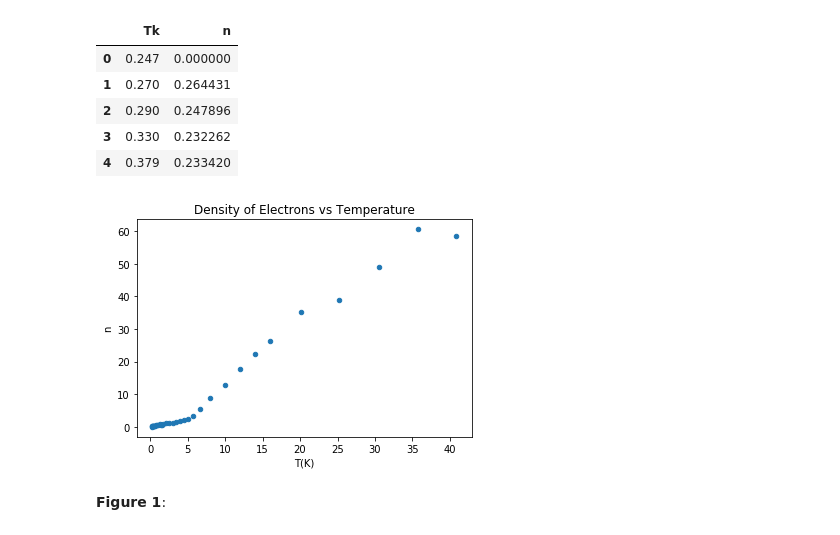
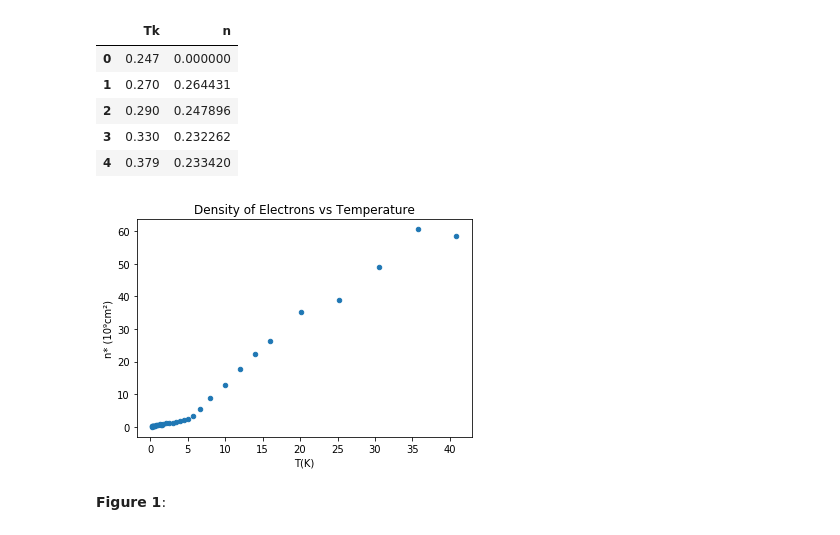
Before and after one commit to cath19/DSPS, a Jupyter notebook: LRtestAndMCMC_cHarty.ipynb, the cells around one changed output. Saved outputs shown, nothing was run; the diff lists cells and outputs as text; code cells hidden in the pictures.

```diff
--- a/LRtestAndMCMC_cHarty.ipynb
+++ b/LRtestAndMCMC_cHarty.ipynb
@@ -105,10 +105,10 @@ nam18_reducted.head()
 # %%
 plt.scatter(nam18_reducted['Tk'], nam18_reducted['n'], s=20)
 plt.xlabel('T(K)')
-plt.ylabel('n')
+plt.ylabel('n* (10\u2079cm\u00b2)')
 plt.title('Density of Electrons vs Temperature');
 # %% [output]
-[figure, old version]
+[figure, new version]
 # %% [markdown]
 **Figure 1**:
 # %% [markdown]
```
Also changed, not shown: parts of 12 cells of this notebook.
